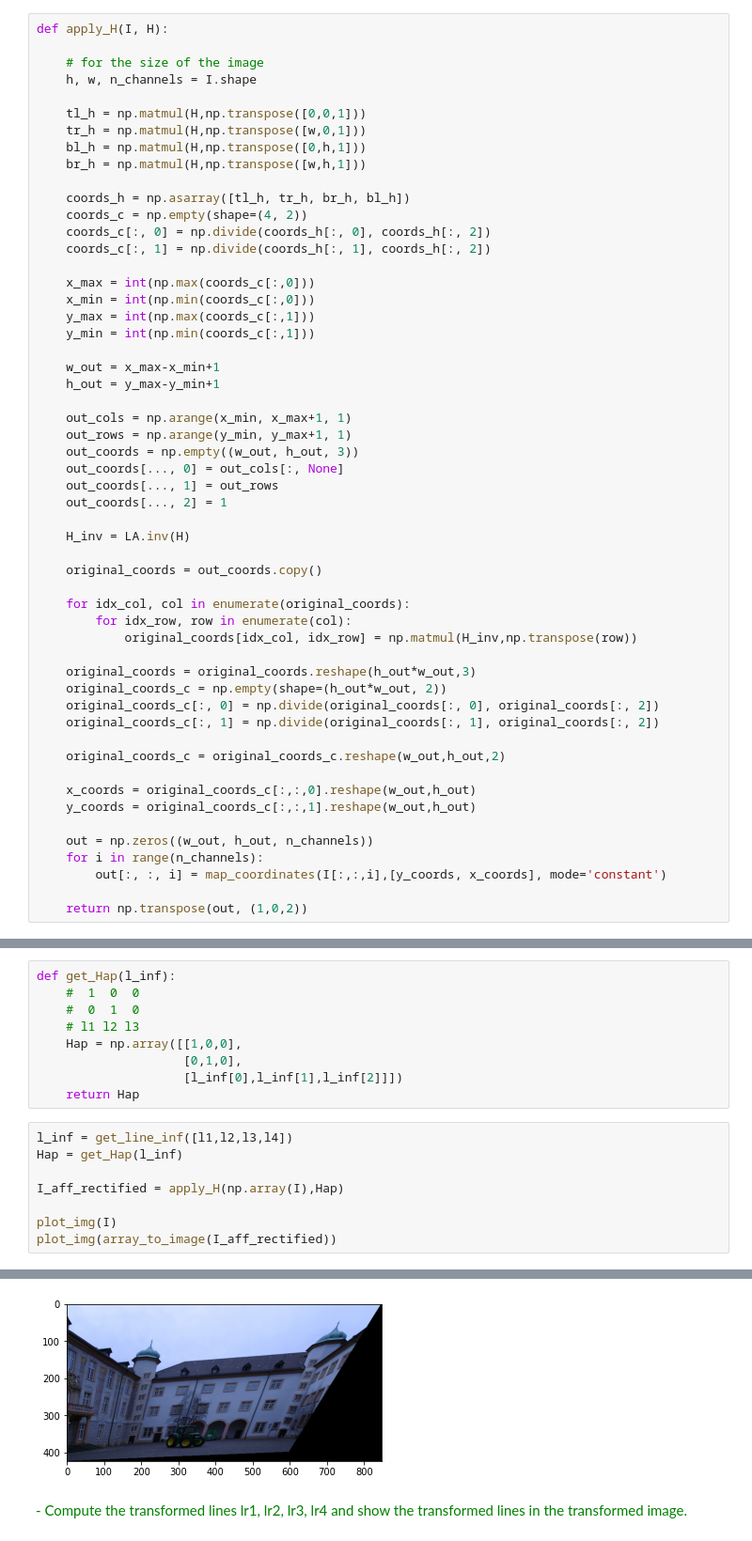
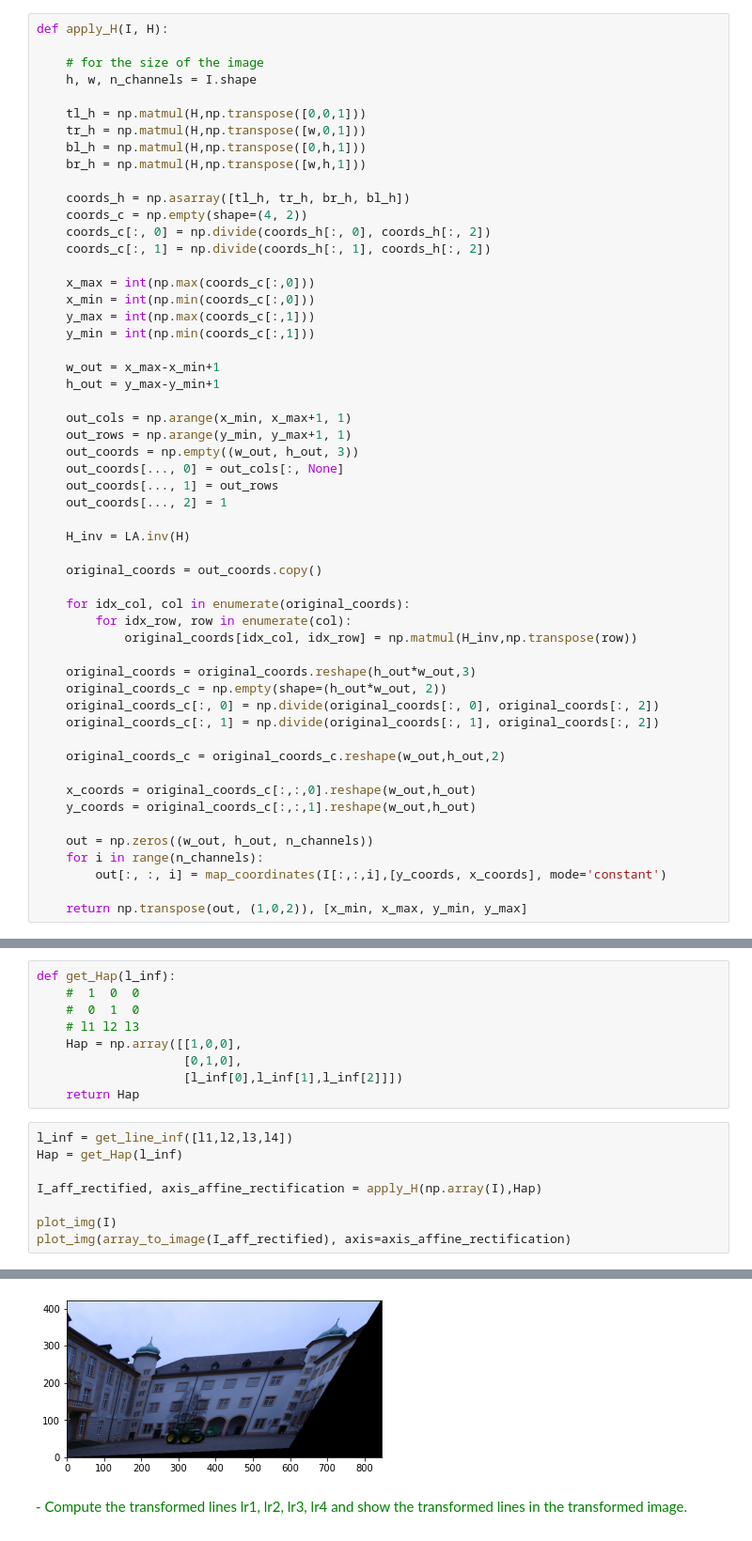
Before and after one commit to brugues/MCV-M4, a Jupyter notebook: lab1/lab1.ipynb, the cells around one changed output, grey strips where cells are left out. Shown at 94% size. Drawn from its saved outputs; the diff is of its cells as text.

```diff
--- a/lab1/lab1.ipynb
+++ b/lab1/lab1.ipynb
@@ -103,7 +103,7 @@ def apply_H(I, H):
     for i in range(n_channels):
         out[:, :, i] = map_coordinates(I[:,:,i],[y_coords, x_coords], mode='constant')
 
-    return np.transpose(out, (1,0,2))
+    return np.transpose(out, (1,0,2)), [x_min, x_max, y_min, y_max]
 # %% [markdown]
 ### **1.1 Similarities**
 
@@ -317,14 +317,14 @@ def get_Hap(l_inf):
 # %%
 l_inf = get_line_inf([l1,l2,l3,l4])
 Hap = get_Hap(l_inf)
 
-I_aff_rectified = apply_H(np.array(I),Hap)
+I_aff_rectified, axis_affine_rectification = apply_H(np.array(I),Hap)
 
 plot_img(I)
-plot_img(array_to_image(I_aff_rectified))
+plot_img(array_to_image(I_aff_rectified), axis=axis_affine_rectification)
 # %% [output]
 [figure]
-[figure, old version]
+[figure, new version]
 # %% [markdown]
 <span style='color:Green'> - Compute the transformed lines lr1, lr2, lr3, lr4 and
       show the transformed lines in the transformed image. </span>
```
Also changed, not shown: parts of 9 cells of this notebook, 1 other file.
